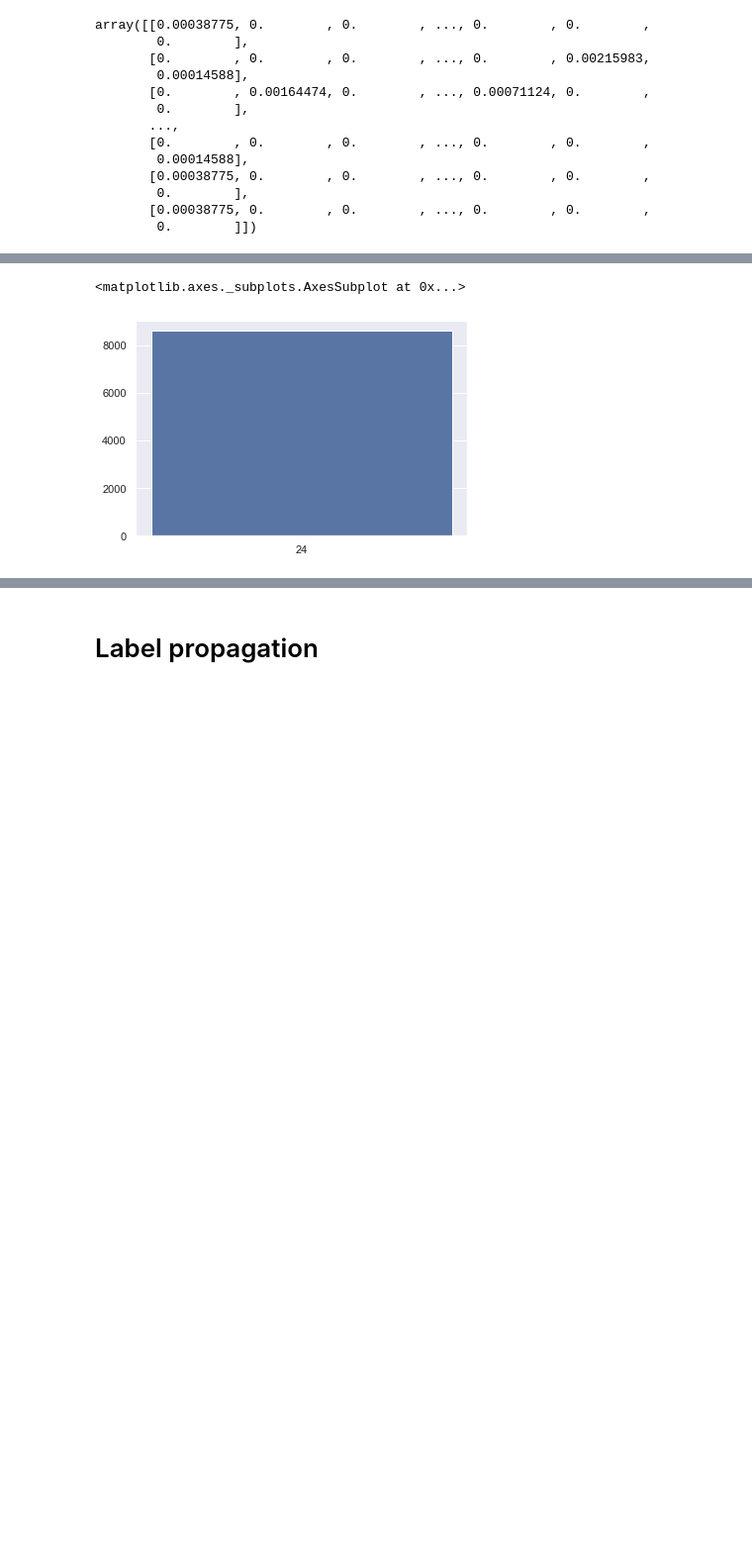
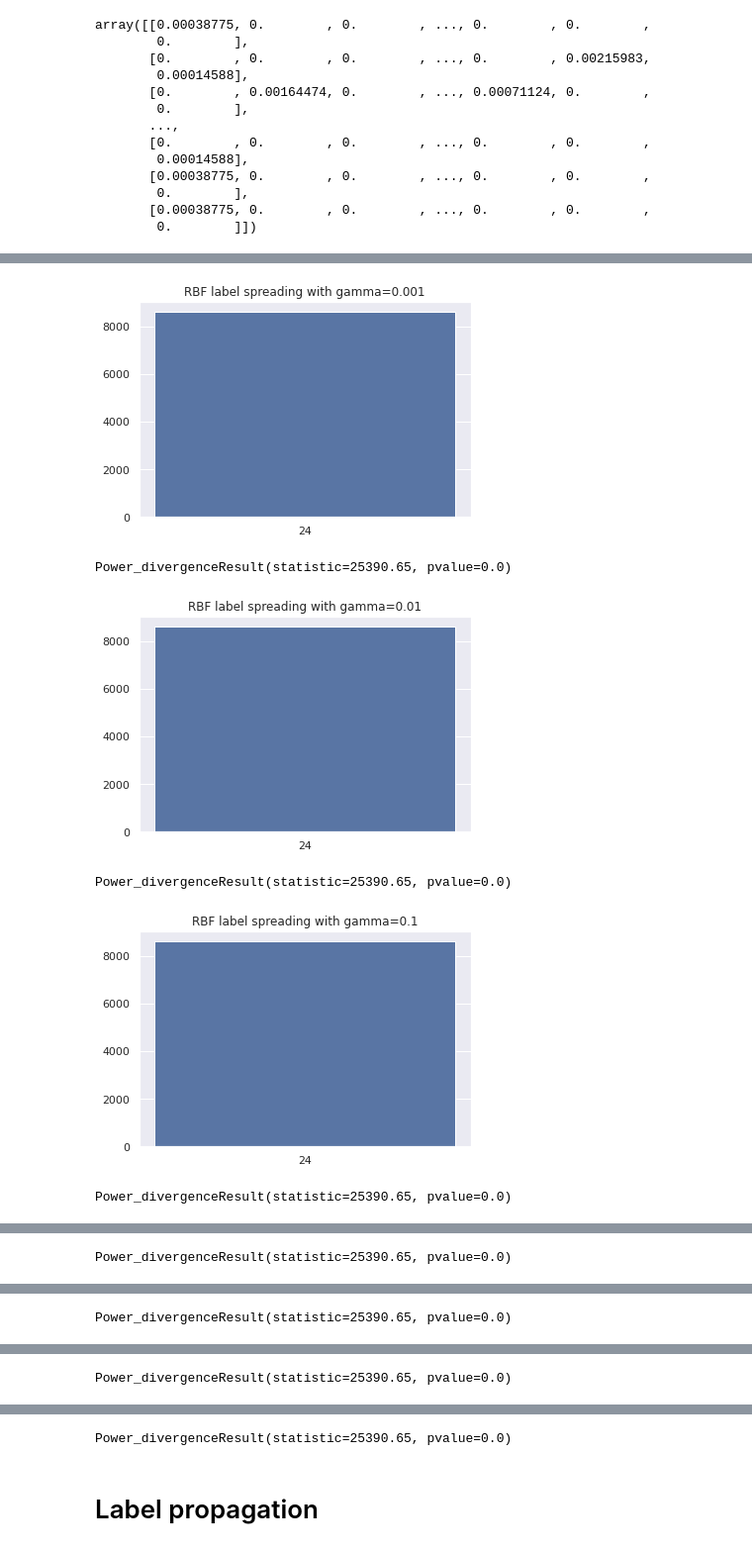
Before and after one commit to hejmsdz/youtube-trending-prediction, a Jupyter notebook: notebooks/04-semisupervised-learning.ipynb, the cells around one changed output, grey strips where cells are left out. Shown at 99% size. Cells and saved outputs as stored; diff of their text form; code cells hidden in the pictures; blank space fills up the shorter version.

```diff
--- a/notebooks/04-semisupervised-learning.ipynb
+++ b/notebooks/04-semisupervised-learning.ipynb
@@ -158,10 +193,20 @@ sns.barplot(count.index.astype('int'), count.values)
+# %%
+gamma_values = [1e-3, 1e-2, 1e-1, 1e0, 1e1, 1e2, 1e3]
 # %%
-model = LabelSpreading('rbf', gamma=.25, max_iter=100)
-model.fit(X, Y_train_with_and_without_categories)
+for gamma in gamma_values:
+    model = LabelSpreading('rbf', gamma=gamma, max_iter=100)
+    model.fit(X, Y_train_with_and_without_categories)
 
-rfb_predicted = model.predict(X)
-count = pd.Series(rfb_predicted).value_counts()
-sns.barplot(count.index.astype('int'), count.values)
+    rfb_predicted = model.predict(X)
+    count = pd.Series(rfb_predicted).value_counts()
+    plt.title(f"RBF label spreading with gamma={gamma}")
+    sns.barplot(count.index.astype('int'), count.values)
+    plt.show()
+    print(compare_counts(count))
 # %% [output]
+[figure, new version]
-<matplotlib.axes._subplots.AxesSubplot at 0x...>
+Power_divergenceResult(statistic=25390.65, pvalue=0.0)
-[figure, old version]
+[figure, added]
+Power_divergenceResult(statistic=25390.65, pvalue=0.0)
+[figure, added]
+Power_divergenceResult(statistic=25390.65, pvalue=0.0)
@@ -167,0 +214 @@ sns.barplot(count.index.astype('int'), count.values)
+Power_divergenceResult(statistic=25390.65, pvalue=0.0)
@@ -167,0 +216 @@ sns.barplot(count.index.astype('int'), count.values)
+Power_divergenceResult(statistic=25390.65, pvalue=0.0)
@@ -167,0 +218 @@ sns.barplot(count.index.astype('int'), count.values)
+Power_divergenceResult(statistic=25390.65, pvalue=0.0)
@@ -168,3 +220,4 @@ sns.barplot(count.index.astype('int'), count.values)
+Power_divergenceResult(statistic=25390.65, pvalue=0.0)
 # %% [markdown]
 # Label propagation
 # %%
```
Also changed, not shown: parts of 7 cells of this notebook.
